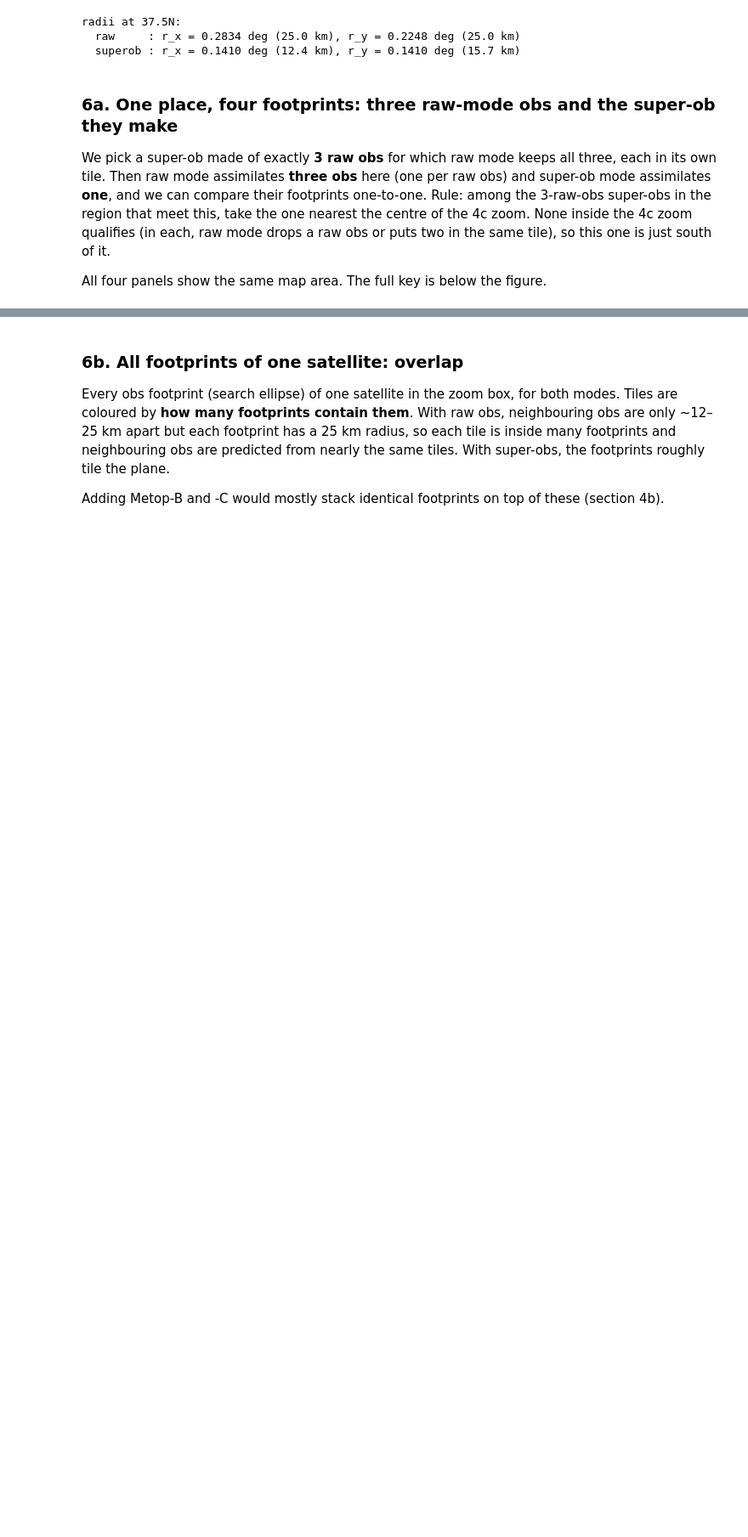
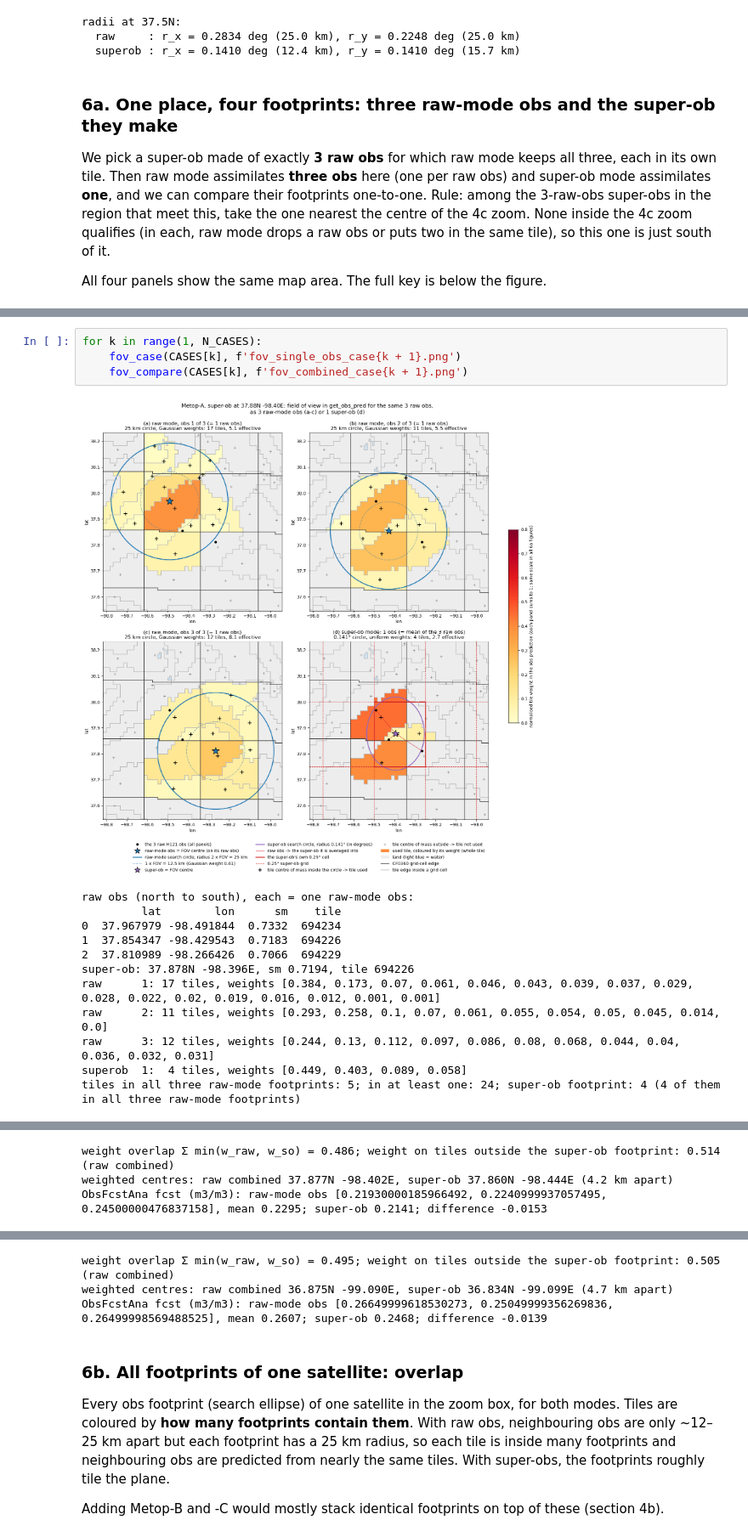
Before and after one commit to amfox37/geosldas-analysis, a Jupyter notebook: projects/M21C_land/notebooks/cf0360_hsaf_superob_fov.ipynb, the cells around one changed output, grey strips where cells are left out. Shown at 85% size. Drawn from its saved outputs; the diff is of its cells as text; blank space fills up the shorter version.

```diff
--- a/projects/M21C_land/notebooks/cf0360_hsaf_superob_fov.ipynb
+++ b/projects/M21C_land/notebooks/cf0360_hsaf_superob_fov.ipynb
@@ -903,0 +1046,17 @@ many tiles the footprints share.
+# %%
+for k in range(1, N_CASES):
+    fov_case(CASES[k], f'fov_single_obs_case{k + 1}.png')
+    fov_compare(CASES[k], f'fov_combined_case{k + 1}.png')
+# %% [output]
+[figure, added]
+raw obs (north to south), each = one raw-mode obs:
+         lat        lon      sm    tile
+0  37.967979 -98.491844  0.7332  694234
+1  37.854347 -98.429543  0.7183  694226
+2  37.810989 -98.266426  0.7066  694229
+super-ob: 37.878N -98.396E, sm 0.7194, tile 694226
+raw      1: 17 tiles, weights [0.384, 0.173, 0.07, 0.061, 0.046, 0.043, 0.039, 0.037, 0.029, 0.028, 0.022, 0.02, 0.019, 0.016, 0.012, 0.001, 0.001]
+raw      2: 11 tiles, weights [0.293, 0.258, 0.1, 0.07, 0.061, 0.055, 0.054, 0.05, 0.045, 0.014, 0.0]
+raw      3: 12 tiles, weights [0.244, 0.13, 0.112, 0.097, 0.086, 0.08, 0.068, 0.044, 0.04, 0.036, 0.032, 0.031]
+superob  1:  4 tiles, weights [0.449, 0.403, 0.089, 0.058]
+tiles in all three raw-mode footprints: 5; in at least one: 24; super-ob footprint: 4 (4 of them in all three raw-mode footprints)
@@ -903,0 +1064,3 @@ many tiles the footprints share.
+weight overlap Σ min(w_raw, w_so) = 0.486; weight on tiles outside the super-ob footprint: 0.514 (raw combined)
+weighted centres: raw combined 37.877N -98.402E, super-ob 37.860N -98.444E (4.2 km apart)
+ObsFcstAna fcst (m3/m3): raw-mode obs [0.21930000185966492, 0.2240999937057495, 0.24500000476837158], mean 0.2295; super-ob 0.2141; difference -0.0153
@@ -904,3 +1080,6 @@ many tiles the footprints share.
+weight overlap Σ min(w_raw, w_so) = 0.495; weight on tiles outside the super-ob footprint: 0.505 (raw combined)
+weighted centres: raw combined 36.875N -99.090E, super-ob 36.834N -99.099E (4.7 km apart)
+ObsFcstAna fcst (m3/m3): raw-mode obs [0.26649999618530273, 0.25049999356269836, 0.26499998569488525], mean 0.2607; super-ob 0.2468; difference -0.0139
 # %% [markdown]
 ### 6b. All footprints of one satellite: overlap
 
```
Also changed, not shown: parts of 4 cells of this notebook.
